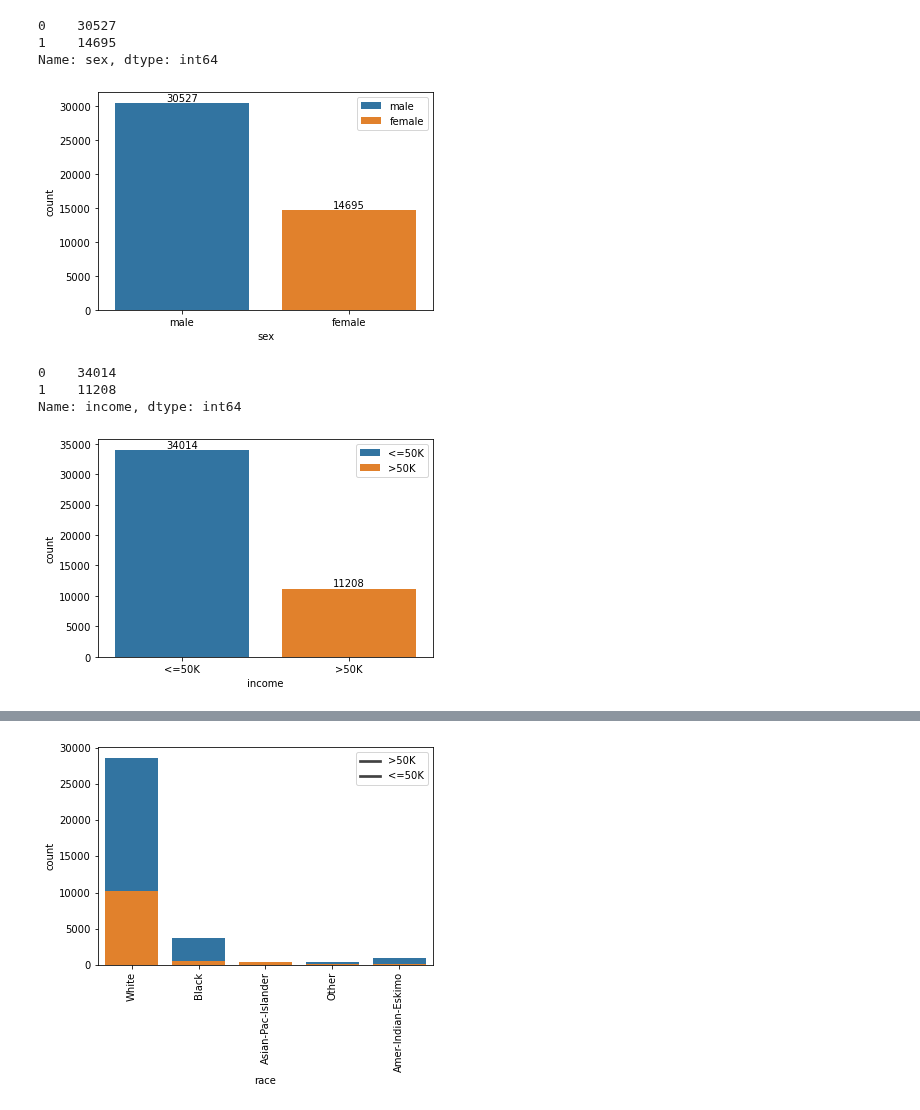
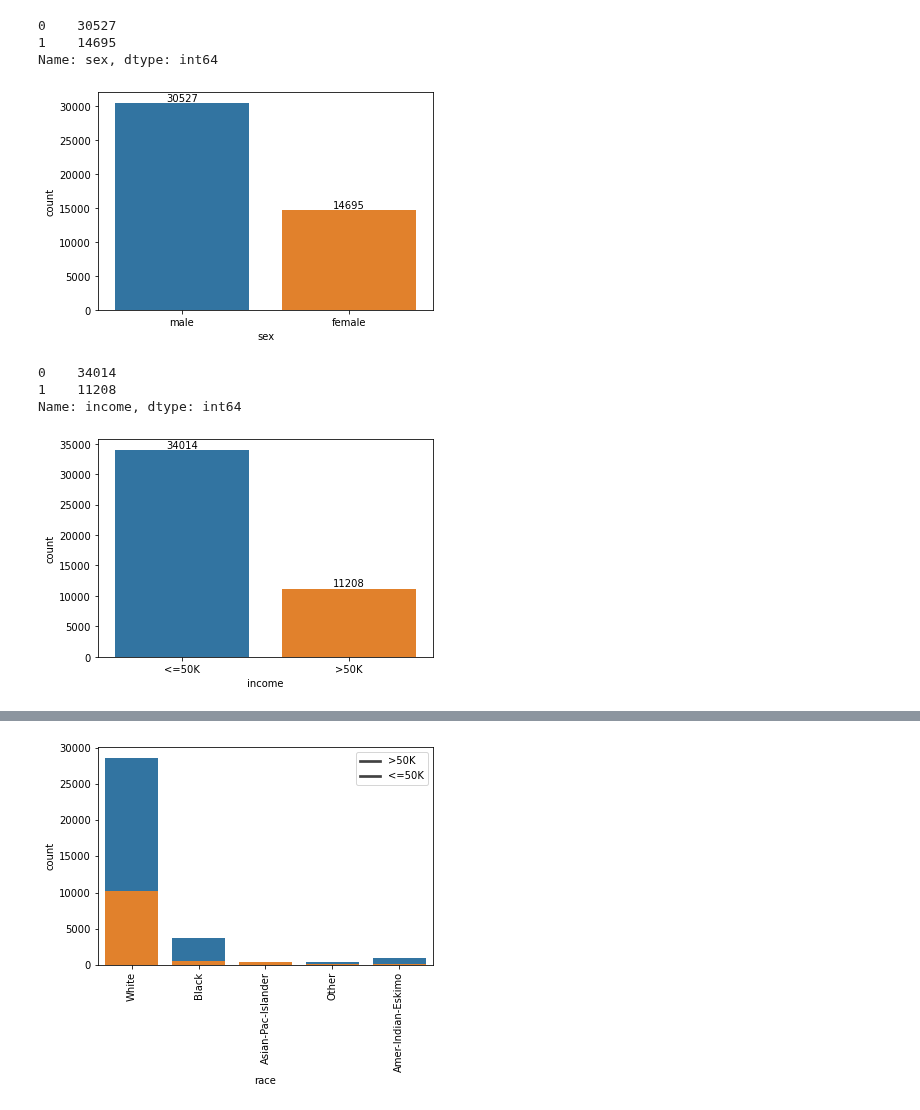
Before and after one commit to limafernando/falsb, a Jupyter notebook: benchmark/util/adult_viz.ipynb, the cells around one changed output, grey strips where cells are left out. Saved outputs shown, nothing was run; the diff lists cells and outputs as text; code cells hidden in the pictures.

```diff
--- a/benchmark/util/adult_viz.ipynb
+++ b/benchmark/util/adult_viz.ipynb
@@ -35,29 +35,30 @@ Name: sex, dtype: int64
 # %%
 cols = ['sex', 'count']
 sex = ['male', 'female']
 res_df = pd.DataFrame(columns=cols, dtype='object')
 
 train_counts = data['sex'].value_counts()
 train_df = pd.DataFrame(
     data=[
         [sex[0], train_counts[0]],
         [sex[1], train_counts[1]]
     ],
     columns=cols
 )
 
 res_df = pd.concat([train_df])
 
 for i in res_df.index:
     count = res_df.loc[i, 'count']
     y = res_df.loc[i, 'count']
     plt.annotate(count, (i, y), ha="center", va="bottom")
 
 sns.barplot(x='sex',y='count',data=res_df,hue='sex', dodge=False)
-plt.legend(loc="upper right")
+# plt.legend(loc="upper right")
+plt.legend([], frameon=False)
 plt.show()
 # %% [output]
-[figure, old version]
+[figure, new version]
 # %%
 data['income'].value_counts()
 # %% [output]
@@ -86,10 +87,11 @@ for i in res_df.index:
     plt.annotate(count, (i, y), ha="center", va="bottom")
 
 sns.barplot(x='income',y='count',data=res_df,hue='income', dodge=False)
-plt.legend(loc="upper right")
+# plt.legend(loc="upper right")
+plt.legend([], frameon=False)
 plt.show()
 # %% [output]
-[figure, old version]
+[figure, new version]
 # %%
 great_income = data[data['income'] == 1]
 man_great = len(great_income[great_income['sex'] == 0].index)
```
Also changed, not shown: parts of 2 cells of this notebook, 2 other files.
